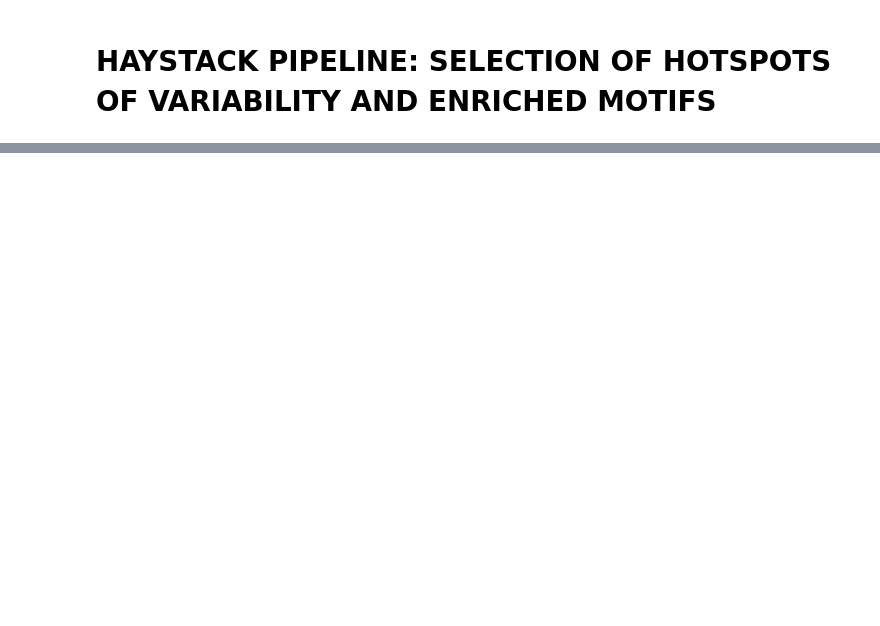
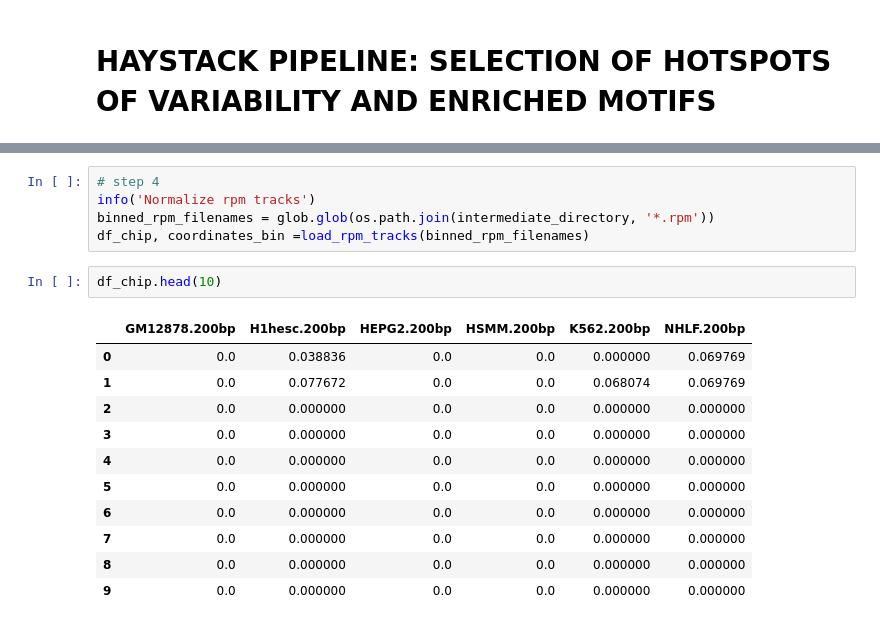
Before and after one commit to pinellolab/haystack_bio, a Jupyter notebook: haystack/haystack_notebook.ipynb, the cells around one changed output, grey strips where cells are left out. Saved outputs shown, nothing was run; the diff lists cells and outputs as text; blank space fills up the shorter version.

```diff
--- a/haystack/haystack_notebook.ipynb
+++ b/haystack/haystack_notebook.ipynb
@@ -554,0 +385,19 @@ for base_name, bam_filename in zip(sample_names, bam_filenames):
+# %%
+# step 4
+info('Normalize rpm tracks')
+binned_rpm_filenames = glob.glob(os.path.join(intermediate_directory, '*.rpm'))
+df_chip, coordinates_bin =load_rpm_tracks(binned_rpm_filenames)
+# %%
+df_chip.head(10)
+# %% [output]
+|  | GM12878.200bp | H1hesc.200bp | HEPG2.200bp | HSMM.200bp | K562.200bp | NHLF.200bp |
+| 0 | 0.0 | 0.038836 | 0.0 | 0.0 | 0.000000 | 0.069769 |
+| 1 | 0.0 | 0.077672 | 0.0 | 0.0 | 0.068074 | 0.069769 |
+| 2 | 0.0 | 0.000000 | 0.0 | 0.0 | 0.000000 | 0.000000 |
+| 3 | 0.0 | 0.000000 | 0.0 | 0.0 | 0.000000 | 0.000000 |
+| 4 | 0.0 | 0.000000 | 0.0 | 0.0 | 0.000000 | 0.000000 |
+| 5 | 0.0 | 0.000000 | 0.0 | 0.0 | 0.000000 | 0.000000 |
+| 6 | 0.0 | 0.000000 | 0.0 | 0.0 | 0.000000 | 0.000000 |
+| 7 | 0.0 | 0.000000 | 0.0 | 0.0 | 0.000000 | 0.000000 |
+| 8 | 0.0 | 0.000000 | 0.0 | 0.0 | 0.000000 | 0.000000 |
+| 9 | 0.0 | 0.000000 | 0.0 | 0.0 | 0.000000 | 0.000000 |
```
Also changed, not shown: parts of 30 cells of this notebook.
